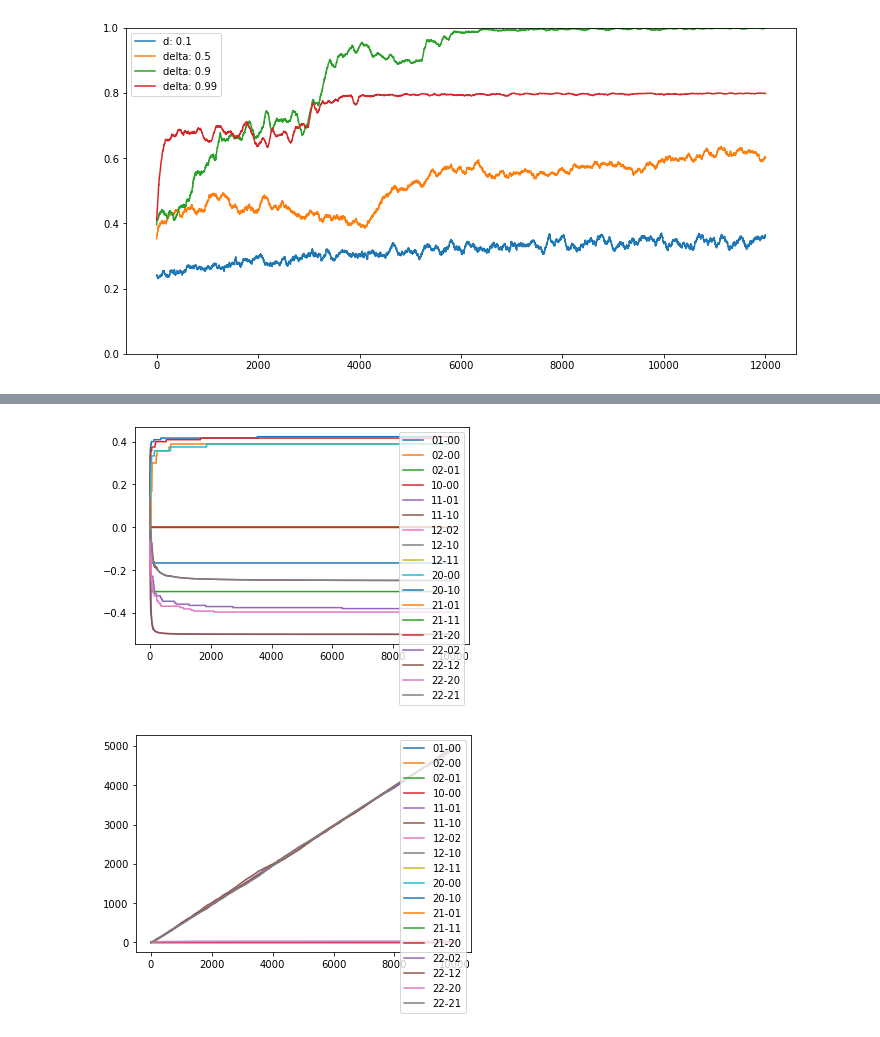
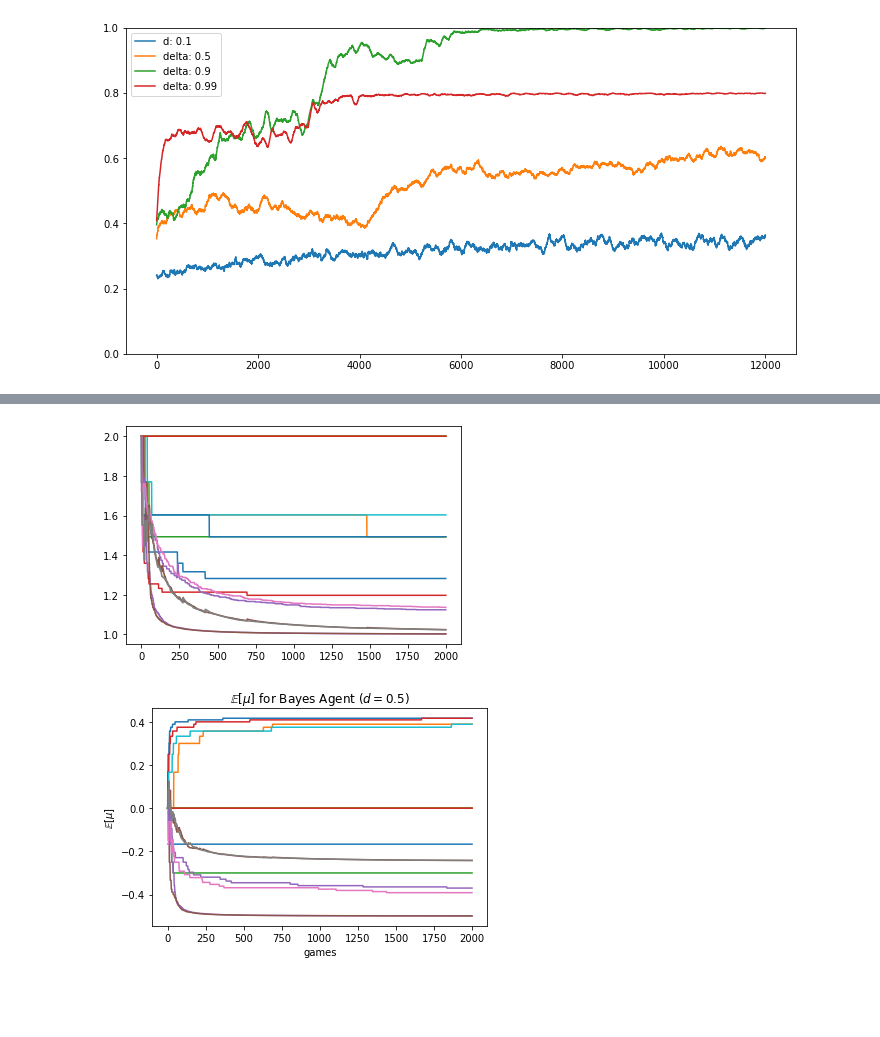
Before and after one commit to MartenThompson/rl-nim, a Jupyter notebook: code/visualization.ipynb, the cells around one changed output, grey strips where cells are left out. Saved outputs shown, nothing was run; the diff lists cells and outputs as text; code cells hidden in the pictures; blank space fills up the shorter version.

```diff
--- a/code/visualization.ipynb
+++ b/code/visualization.ipynb
@@ -884 +877,7 @@ plt.show()
+# %%
+aggr_tau_mean = aggressive_beta.head(N)/aggressive_alpha.head(N)
+aggr_tau_mean.plot(legend=False)
+plt.show()
+# %% [output]
+[figure, added]
 # %%
@@ -887,9 +886,11 @@ cons_lamb = pd.read_csv('../final/Bayes_vis/conservative_lamb_series.csv')
 cons_alpha = pd.read_csv('../final/Bayes_vis/conservative_alpha_series.csv')
 cons_beta = pd.read_csv('../final/Bayes_vis/conservative_beta_series.csv')
-# %%
-cons_mu.plot()
-cons_lamb.plot()
-plt.show()
-# %% [output]
-[figure, removed]
-[figure, removed]
+# %%
+cons_m.head(N).plot(legend=False)
+plt.ylabel(r'$\mathbb{E}[\mu]$')
+plt.xlabel('games')
+plt.title(r'$\mathbb{E}[\mu]$ for Bayes Agent ($d=0.5$)')
+
+plt.show()
+# %% [output]
+[figure, added]
```
Also changed, not shown: parts of 16 cells of this notebook, 1 other file.
